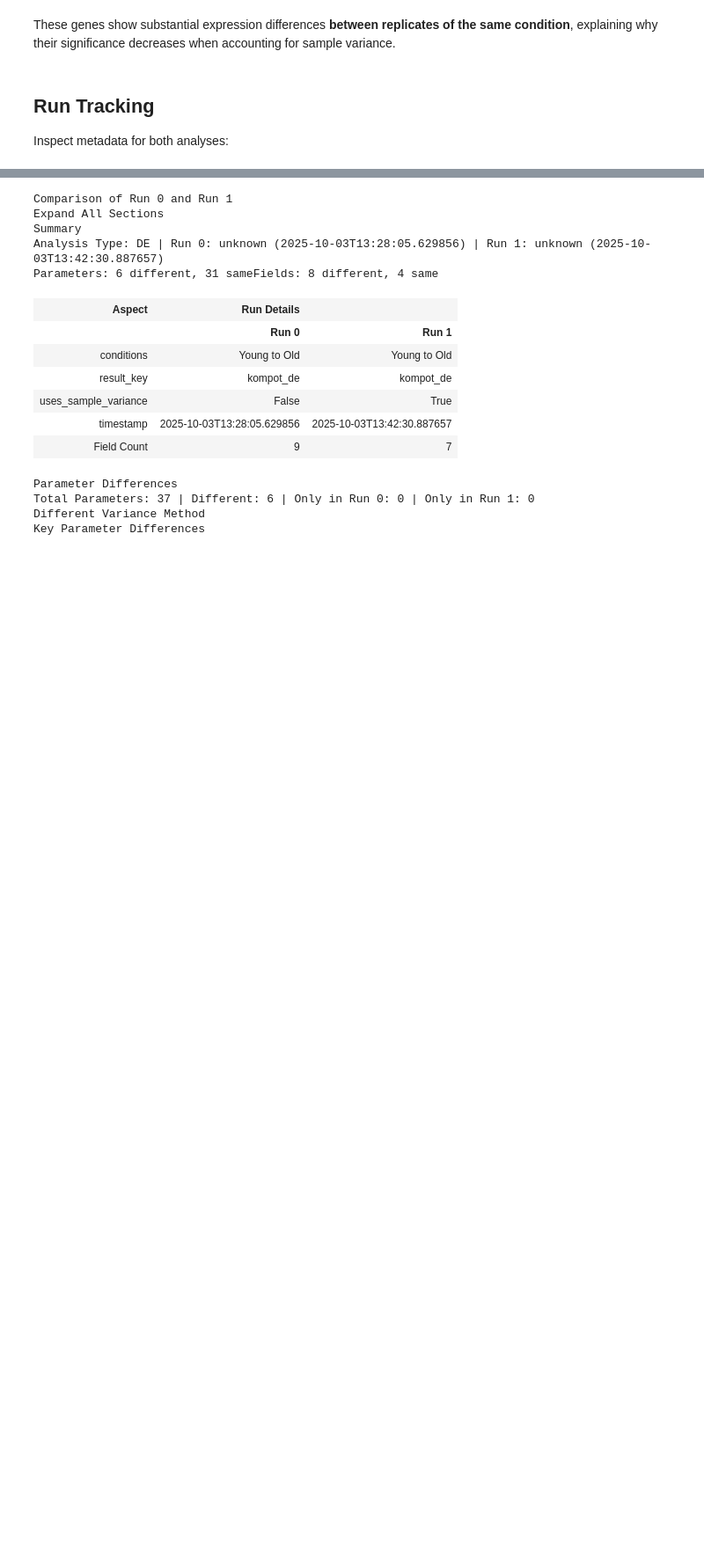
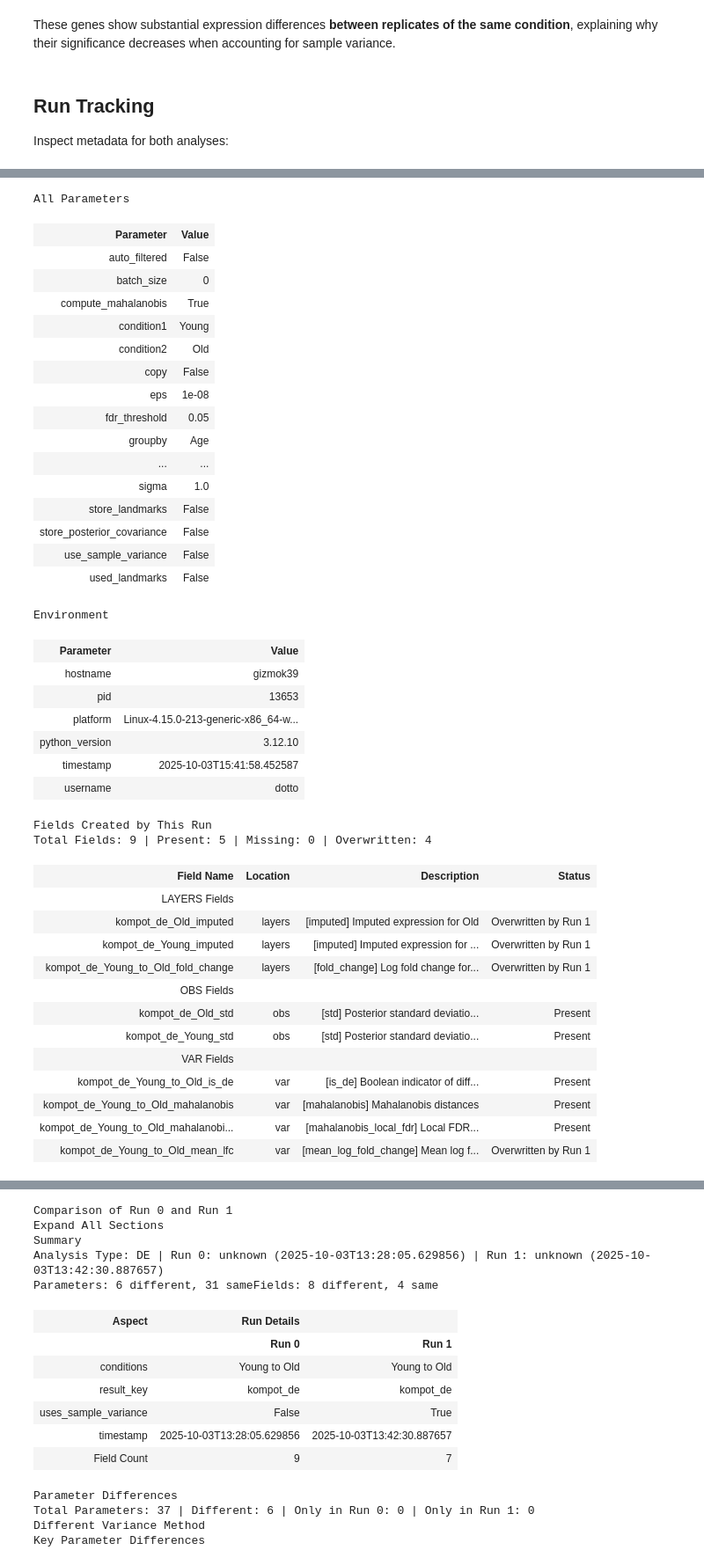
Before and after one commit to settylab/kompot, a Jupyter notebook: examples/03_sample_variance.ipynb, the cells around one changed output, grey strips where cells are left out. Shown at 88% size. Saved outputs shown, nothing was run; the diff lists cells and outputs as text; code cells hidden in the pictures; blank space fills up the shorter version.

```diff
--- a/examples/03_sample_variance.ipynb
+++ b/examples/03_sample_variance.ipynb
@@ -519,5 +520,5 @@ Inspect metadata for both analyses:
 # %%
 # Standard analysis
 run0 = kompot.RunInfo(adata, run_id=0, analysis_type="de")
-print(run0.get_summary())
+run0
 # %% [output]
@@ -524,0 +536,40 @@ print(run0.get_summary())
+All Parameters
+| Parameter | Value |
+| auto_filtered | False |
+| batch_size | 0 |
+| compute_mahalanobis | True |
+| condition1 | Young |
+| condition2 | Old |
+| copy | False |
+| eps | 1e-08 |
+| fdr_threshold | 0.05 |
+| groupby | Age |
+| ... | ... |
+| sigma | 1.0 |
+| store_landmarks | False |
+| store_posterior_covariance | False |
+| use_sample_variance | False |
+| used_landmarks | False |
+Environment
+| Parameter | Value |
+| hostname | gizmok39 |
+| pid | 13653 |
+| platform | Linux-4.15.0-213-generic-x86_64-w... |
+| python_version | 3.12.10 |
+| timestamp | 2025-10-03T15:41:58.452587 |
+| username | dotto |
+Fields Created by This Run
+Total Fields: 9 | Present: 5 | Missing: 0 | Overwritten: 4
+| Field Name | Location | Description | Status |
+| LAYERS Fields |  |  |  |
+| kompot_de_Old_imputed | layers | [imputed] Imputed expression for Old | Overwritten by Run 1 |
+| kompot_de_Young_imputed | layers | [imputed] Imputed expression for ... | Overwritten by Run 1 |
+| kompot_de_Young_to_Old_fold_change | layers | [fold_change] Log fold change for... | Overwritten by Run 1 |
+| OBS Fields |  |  |  |
+| kompot_de_Old_std | obs | [std] Posterior standard deviatio... | Present |
+| kompot_de_Young_std | obs | [std] Posterior standard deviatio... | Present |
+| VAR Fields |  |  |  |
+| kompot_de_Young_to_Old_is_de | var | [is_de] Boolean indicator of diff... | Present |
+| kompot_de_Young_to_Old_mahalanobis | var | [mahalanobis] Mahalanobis distances | Present |
+| kompot_de_Young_to_Old_mahalanobi... | var | [mahalanobis_local_fdr] Local FDR... | Present |
+| kompot_de_Young_to_Old_mean_lfc | var | [mean_log_fold_change] Mean log f... | Overwritten by Run 1 |
```
Also changed, not shown: parts of 4 cells of this notebook, 2 other files.
